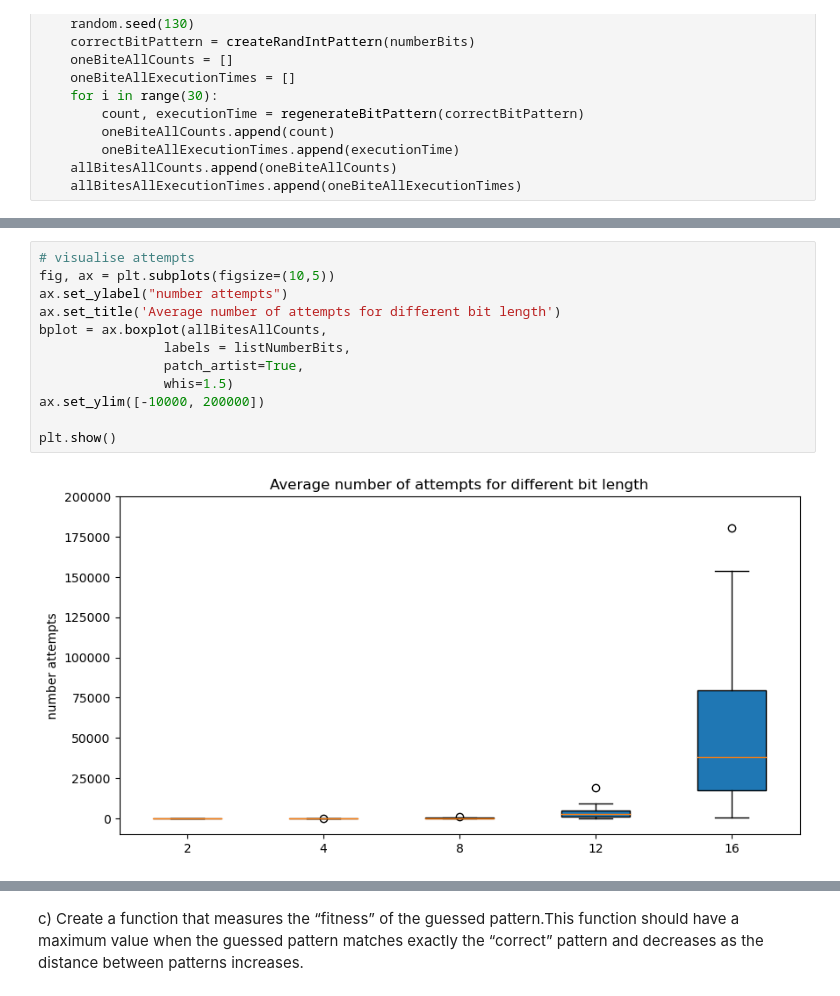
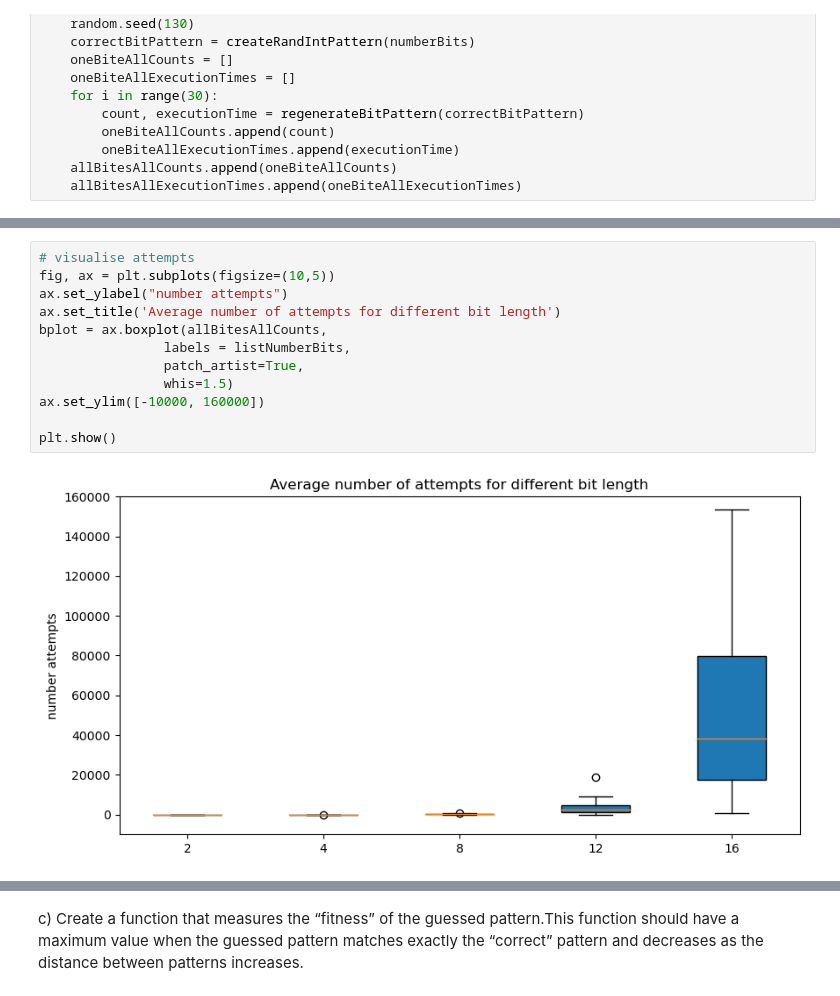
Before and after one commit to jelenameyer/IntroToMachineLearning, a Jupyter notebook: assignments/assignment4/a04.ipynb, the cells around one changed output, grey strips where cells are left out. Cells and saved outputs as stored; diff of their text form.

```diff
--- a/assignments/assignment4/a04.ipynb
+++ b/assignments/assignment4/a04.ipynb
@@ -107,17 +107,17 @@ Mean execution time:
 # %%
 # visualise attempts
 fig, ax = plt.subplots(figsize=(10,5))
 ax.set_ylabel("number attempts")
 ax.set_title('Average number of attempts for different bit length')
 bplot = ax.boxplot(allBitesAllCounts,
                 labels = listNumberBits,
                 patch_artist=True,
                 whis=1.5)
-ax.set_ylim([-10000, 200000])
+ax.set_ylim([-10000, 160000])
 
 plt.show()
 # %% [output]
-[figure, old version]
+[figure, new version]
 # %%
 # visualise execution time
 fig, ax = plt.subplots(figsize=(10,5))
```
Also changed, not shown: parts of 11 cells of this notebook.
